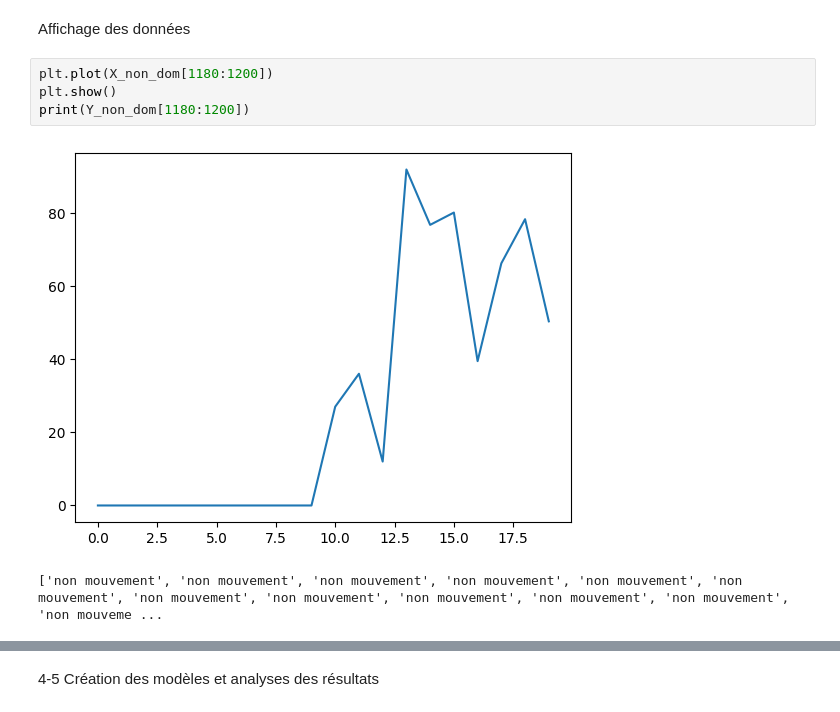
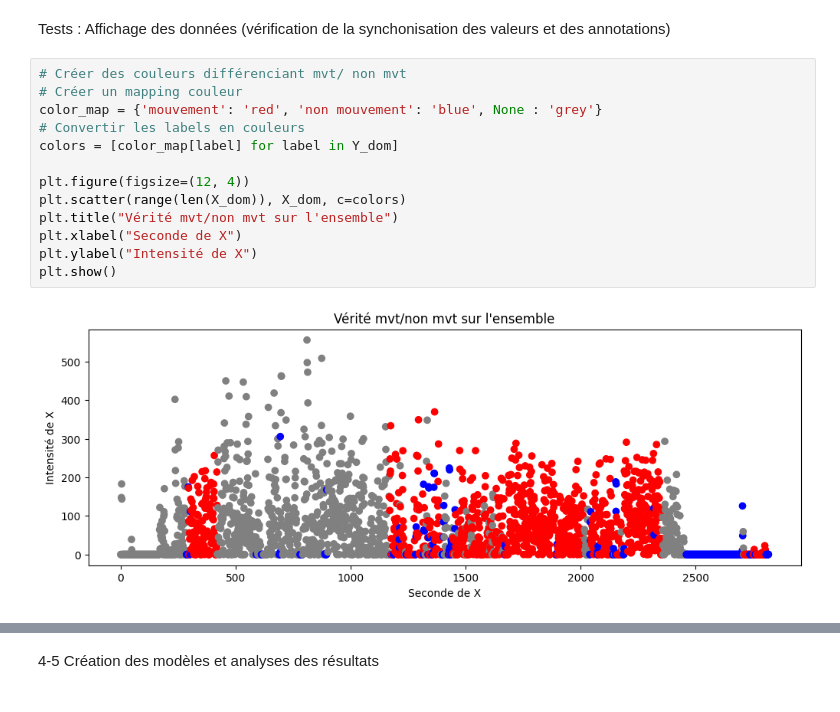
Before and after one commit to RomaneG45/Classification, a Jupyter notebook: Classification_RF_Cluster.ipynb, the cells around one changed output, grey strips where cells are left out. Drawn from its saved outputs; the diff is of its cells as text.

```diff
--- a/Classification_RF_Cluster.ipynb
+++ b/Classification_RF_Cluster.ipynb
@@ -224,9 +191,17 @@ Accuracy pour seuil > 75 : 0.26
-# %% [markdown]
-Affichage des données
-# %%
-plt.plot(X_non_dom[1180:1200])
-plt.show()
-print(Y_non_dom[1180:1200])
-# %% [output]
-[figure, removed]
-['non mouvement', 'non mouvement', 'non mouvement', 'non mouvement', 'non mouvement', 'non mouvement', 'non mouvement', 'non mouvement', 'non mouvement', 'non mouvement', 'non mouvement', 'non mouveme ...
+# %% [markdown]
+Tests : Affichage des données (vérification de la synchonisation des valeurs et des annotations)
+# %%
+# Créer des couleurs différenciant mvt/ non mvt
+# Créer un mapping couleur
+color_map = {'mouvement': 'red', 'non mouvement': 'blue', None : 'grey'}
+# Convertir les labels en couleurs
+colors = [color_map[label] for label in Y_dom]
+
+plt.figure(figsize=(12, 4))
+plt.scatter(range(len(X_dom)), X_dom, c=colors)
+plt.title("Vérité mvt/non mvt sur l'ensemble")
+plt.xlabel("Seconde de X")
+plt.ylabel("Intensité de X")
+plt.show()
+# %% [output]
+[figure, added]
```
Also changed, not shown: parts of 13 cells of this notebook, 28 other files.
